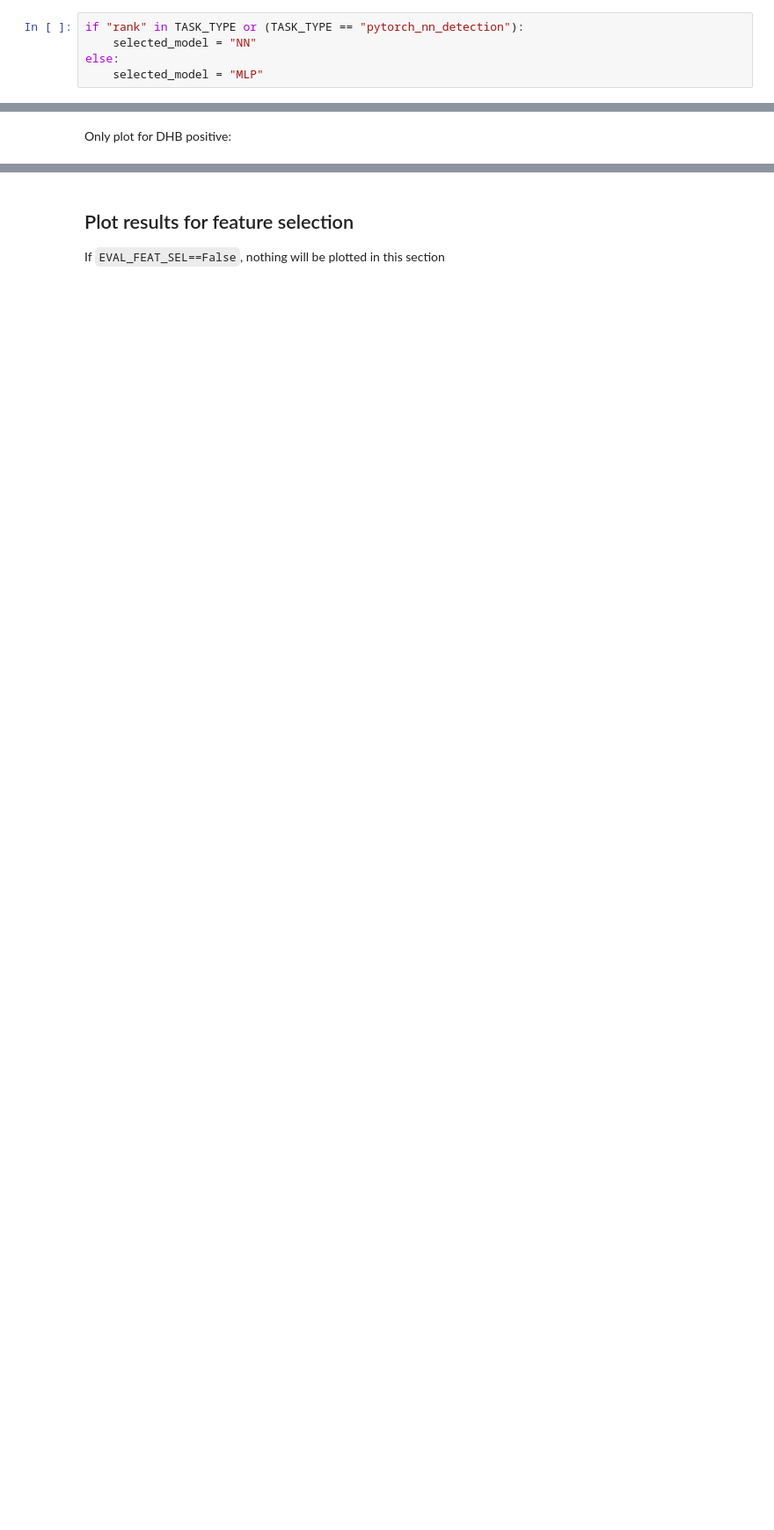
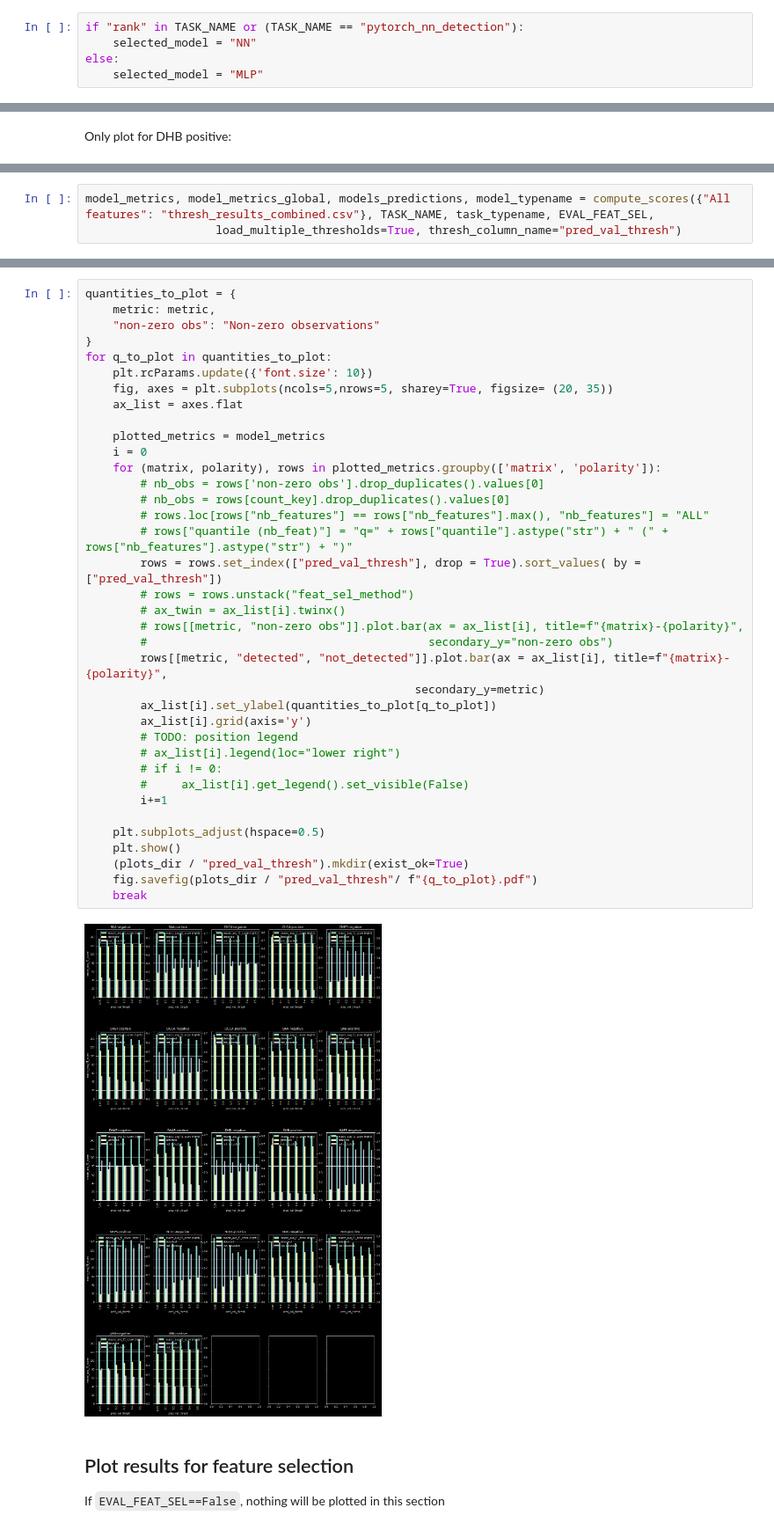
Before and after one commit to alexandrovteam/predicting-APMALDI-response, a Jupyter notebook: notebooks/eval_models.ipynb, the cells around one changed output, grey strips where cells are left out. Shown at 88% size. Cells and saved outputs as stored; diff of their text form; blank space fills up the shorter version.

```diff
--- a/notebooks/eval_models.ipynb
+++ b/notebooks/eval_models.ipynb
@@ -239,7 +350,7 @@ Plot results for task rank_matrices:
 # %% [markdown]
 ### Show scores for a specific model type
 # %%
-if "rank" in TASK_TYPE or (TASK_TYPE == "pytorch_nn_detection"):
+if "rank" in TASK_NAME or (TASK_NAME == "pytorch_nn_detection"):
     selected_model = "NN"
 else:
     selected_model = "MLP"
@@ -325,0 +526,3 @@ Plot results for task rank_matrices:
+# %%
+model_metrics, model_metrics_global, models_predictions, model_typename = compute_scores({"All features": "thresh_results_combined.csv"}, TASK_NAME, task_typename, EVAL_FEAT_SEL,
+                   load_multiple_thresholds=True, thresh_column_name="pred_val_thresh")
@@ -326,3 +545,42 @@ Plot results for task rank_matrices:
+# %%
+quantities_to_plot = {
+    metric: metric,
+    "non-zero obs": "Non-zero observations"
+}
+for q_to_plot in quantities_to_plot:
+    plt.rcParams.update({'font.size': 10})
+    fig, axes = plt.subplots(ncols=5,nrows=5, sharey=True, figsize= (20, 35))
+    ax_list = axes.flat
+
+    plotted_metrics = model_metrics
+    i = 0
+    for (matrix, polarity), rows in plotted_metrics.groupby(['matrix', 'polarity']):
+        # nb_obs = rows['non-zero obs'].drop_duplicates().values[0]
+        # nb_obs = rows[count_key].drop_duplicates().values[0]
+        # rows.loc[rows["nb_features"] == rows["nb_features"].max(), "nb_features"] = "ALL"
+        # rows["quantile (nb_feat)"] = "q=" + rows["quantile"].astype("str") + " (" + rows["nb_features"].astype("str") + ")"
+        rows = rows.set_index(["pred_val_thresh"], drop = True).sort_values( by = ["pred_val_thresh"])
+        # rows = rows.unstack("feat_sel_method")
+        # ax_twin = ax_list[i].twinx()
+        # rows[[metric, "non-zero obs"]].plot.bar(ax = ax_list[i], title=f"{matrix}-{polarity}",
+        #                                         secondary_y="non-zero obs")
+        rows[[metric, "detected", "not_detected"]].plot.bar(ax = ax_list[i], title=f"{matrix}-{polarity}",
+                                                secondary_y=metric)
+        ax_list[i].set_ylabel(quantities_to_plot[q_to_plot])
+        ax_list[i].grid(axis='y')
+        # TODO: position legend
+        # ax_list[i].legend(loc="lower right")
+        # if i != 0:
+        #     ax_list[i].get_legend().set_visible(False)
+        i+=1
+
+    plt.subplots_adjust(hspace=0.5)
+    plt.show()
+    (plots_dir / "pred_val_thresh").mkdir(exist_ok=True)
+    fig.savefig(plots_dir / "pred_val_thresh"/ f"{q_to_plot}.pdf")
+    break
+# %% [output]
+[figure, added]
 # %% [markdown]
 ## Plot results for feature selection
 If `EVAL_FEAT_SEL==False`, nothing will be plotted in this section
```
Also changed, not shown: parts of 35 cells of this notebook, 4 other files.
